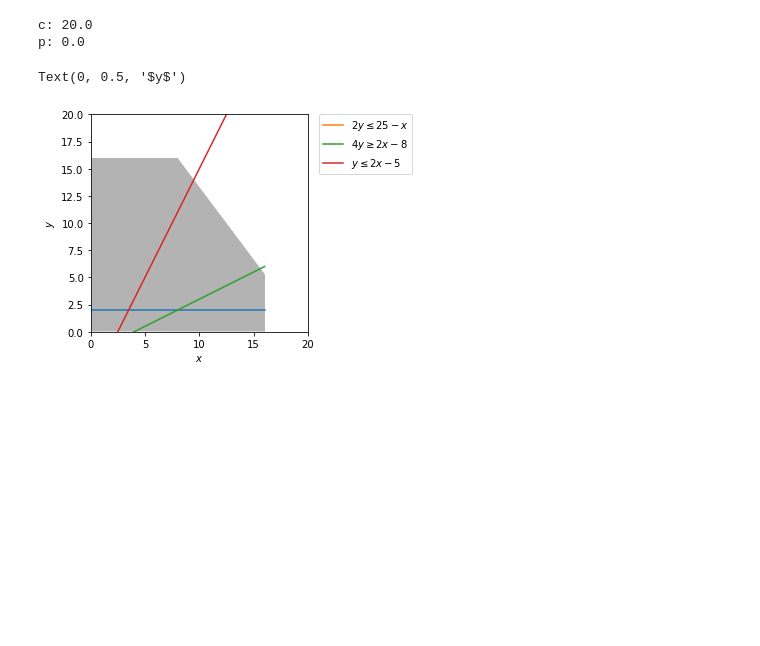
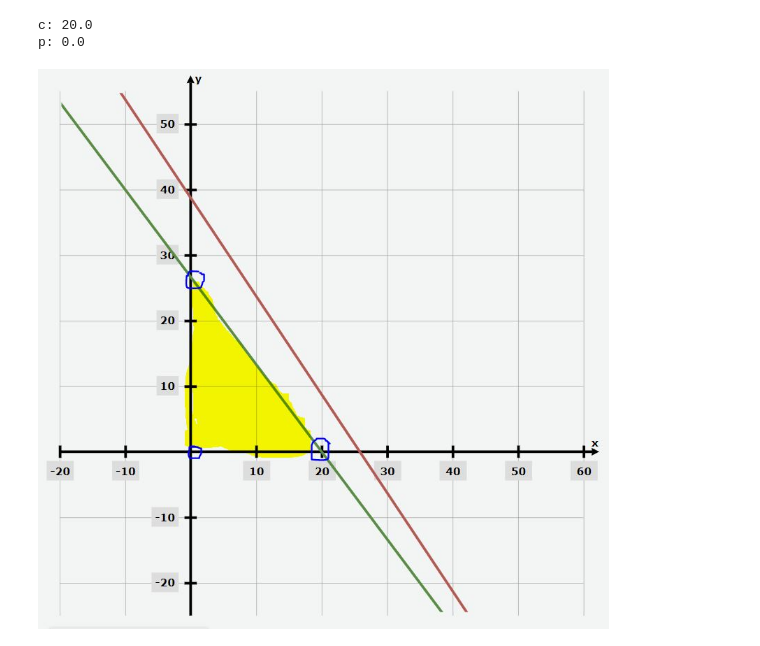
Before and after one commit to rishikeshkushwaha/optimization_assignment, a Jupyter notebook: Assignment 1 - Cake Production.ipynb, the cells around one changed output. Cells and saved outputs as stored; diff of their text form; code cells hidden in the pictures; blank space fills up the shorter version.

Commit message:
added image file

```diff
--- a/Assignment 1 - Cake Production.ipynb
+++ b/Assignment 1 - Cake Production.ipynb
@@ -54,35 +39,7 @@ for var in model.variables():
 c: 20.0
 p: 0.0
 # %%
-import matplotlib.pyplot as plt
-
-d = np.linspace(-2,16,300)
-x,y = np.meshgrid(d,d)
-plt.imshow( ((x>=0) & (6 * x + 4 * y <= 155) & (4 * x + 3 * y <= 80) & (y>=0)).astype(int) ,
-                extent=(x.min(),x.max(),y.min(),y.max()),origin="lower", cmap="Greys", alpha = 0.3);
-
-
-# plot the lines defining the constraints
-x = np.linspace(0, 16, 500)
-# y >= 2
-y1 = 155- (6/4*x)
-# 2y <= 25 - x
-y2 = (80-4/3*x)
-# 4y >= 2x - 8
-# y3 = 0 (2*x-8)/4.0
-# y <= 2x - 5
-# y4 = 2 * x -5
-
-# Make plot
-plt.plot(x, 2*np.ones_like(y1))
-plt.plot(x, y2, label=r'$2y\leq25-x$')
-plt.plot(x, y3, label=r'$4y\geq 2x - 8$')
-plt.plot(x, y4, label=r'$y\leq 2x-5$')
-plt.xlim(0,20)
-plt.ylim(0,20)
-plt.legend(bbox_to_anchor=(1.05, 1), loc=2, borderaxespad=0.)
-plt.xlabel(r'$x$')
-plt.ylabel(r'$y$')
+from IPython.display import Image
+Image(filename='image1.JPG')
 # %% [output]
-Text(0, 0.5, '$y$')
-[figure, old version]
+[figure, new version]
```
Also changed, not shown: parts of 1 cell of this notebook, 1 other file.
